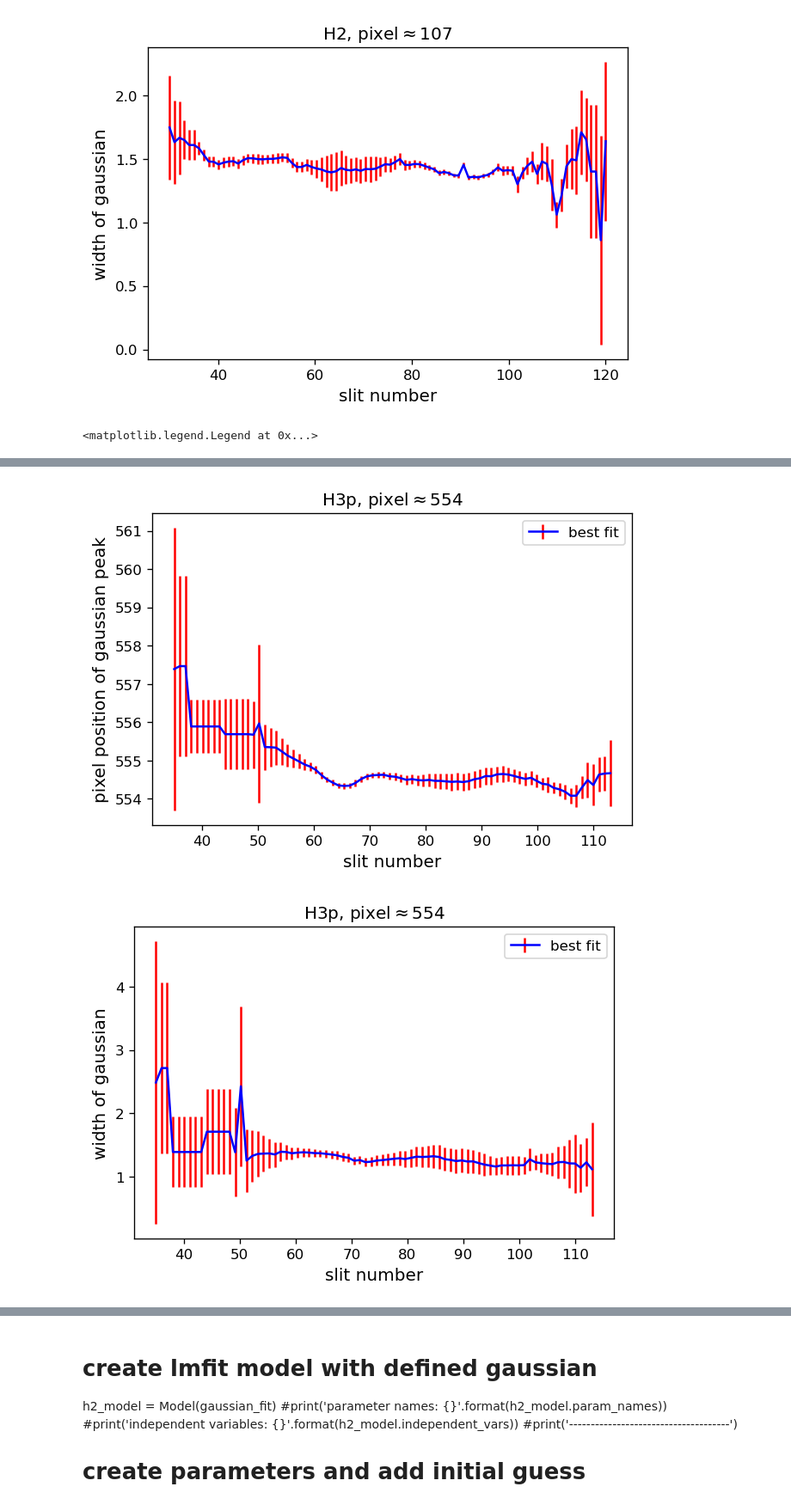
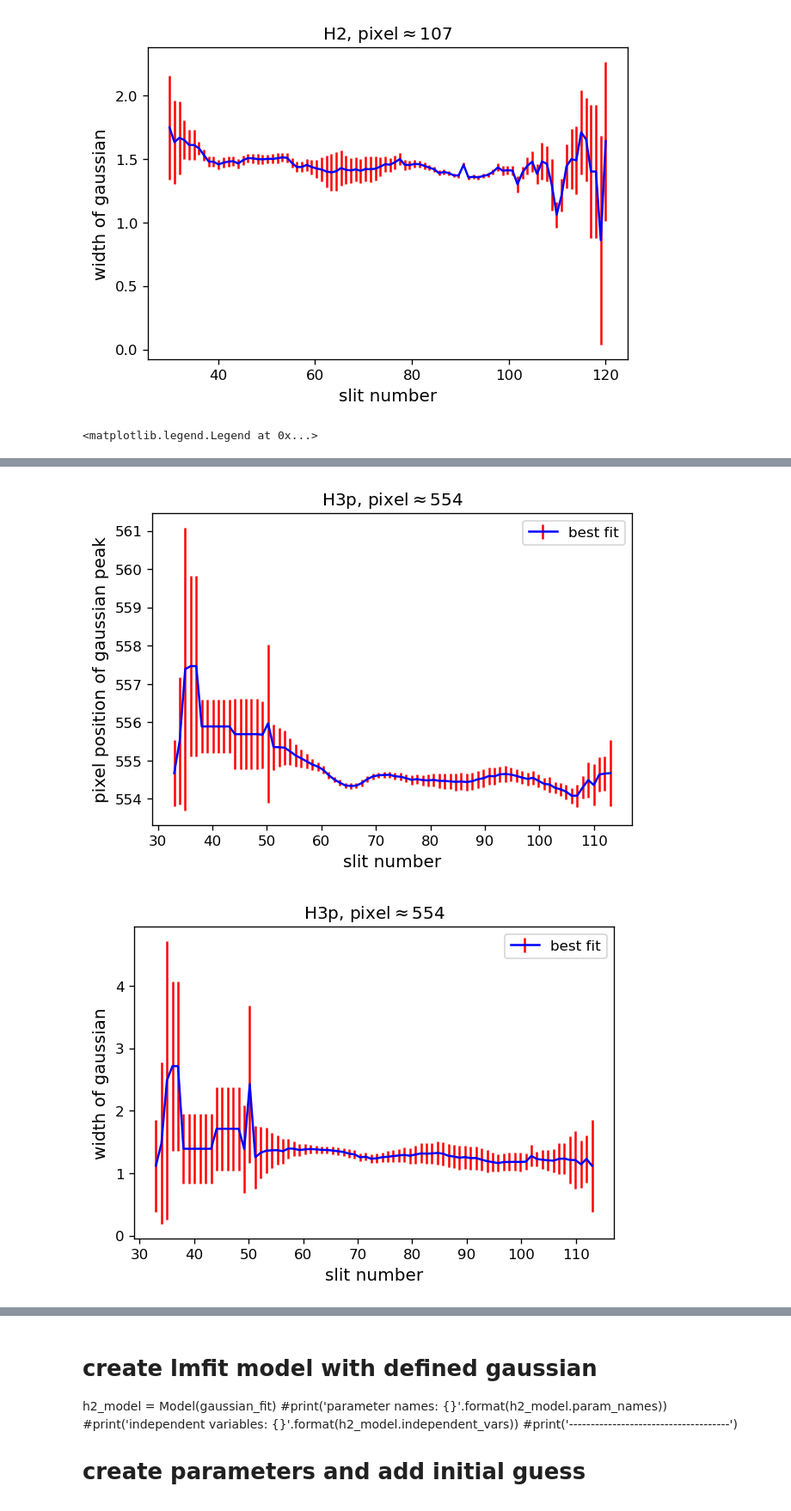
Before and after one commit to ruoyanwangdr/Dynamics-of-Jovian-Infrared-Auroral-Ionosphere-and-Thermosphere, a Jupyter notebook: h3p.ipynb, the cells around one changed output, grey strips where cells are left out. Shown at 86% size. Drawn from its saved outputs; the diff is of its cells as text; code cells hidden in the pictures.

```diff
--- a/h3p.ipynb
+++ b/h3p.ipynb
@@ -19,18 +19,23 @@ filesize = len([name for name in os.listdir(filepath) if os.path.isfile(os.path.
 # load fits data from order 36
 nirspec7_data = []
 for i in range(filesize):
-    n = i + 22 # fits index starts from 22
-    if n < 100:
+    start = 22 # fits index start, min >= 1, max <= n
+    end = 112 # fits index end, min >= n, max <= 999
+    n = i + start # fits index starts from 22
+
+    if n>= start and n < 10:
+        hdu_data = fits.getdata(filepath + 'order36/' + 'jun02s000' + '{}_order36.fits'.format(n), ext=0)
+        nirspec7_data.append(hdu_data)
+    elif n>= 10 and n < 100:
         hdu_data = fits.getdata(filepath + 'order36/' + 'jun02s00' + '{}_order36.fits'.format(n), ext=0)
         nirspec7_data.append(hdu_data)
-        #nirspec7_header.append(hdu_data[1])
-    elif n >= 100 and n < 112: # fits index ends at 111
+    elif n >= 100 and n < end: # fits index ends at 111
         hdu_data = fits.getdata(filepath + 'order36/' + 'jun02s0' + '{}_order36.fits'.format(n), ext=0)
         nirspec7_data.append(hdu_data)
-        #nirspec7_header.append(hdu_data[1])
-    elif n >= 112:
+    elif n >= end:
         break
 nirspec7_data_array = np.array(nirspec7_data)
+
 
 """
 # load fits header from raw
@@ -82,17 +87,18 @@ sky91 = nirspec7_data_array[91-22] # jun02s0091_order36.fits
 sky103 = nirspec7_data_array[103-22] # jun02s0103_order36.fits
 
 # convert observation time (UTC) to seconds
-def fits_header_utc_to_second(n):
+def fits_header_utc_to_second(fn):
+    # fn = frame_number
     start = 1 # fits index start, min >= 1, max <= n
     end = 112 # fits index end, min >= n, max <= 999
 
-    if n >= start and n < 10:
-        hdu_header = fits.open(filepath + 'jun02s000' + '{}.fits'.format(n), ignore_missing_end=True)[0].header
-    elif n >= 10 and n < 100:
-        hdu_header = fits.open(filepath + 'jun02s00' + '{}.fits'.format(n), ignore_missing_end=True)[0].header
-    elif n >= 100 and n < end:
-        hdu_header = fits.open(filepath + 'jun02s0' + '{}.fits'.format(n), ignore_missing_end=True)[0].header
-    elif n >= end:
+    if fn >= start and fn < 10:
+        hdu_header = fits.open(filepath + 'jun02s000' + '{}.fits'.format(fn), ignore_missing_end=True)[0].header
+    elif fn >= 10 and fn < 100:
+        hdu_header = fits.open(filepath + 'jun02s00' + '{}.fits'.format(fn), ignore_missing_end=True)[0].header
+    elif fn >= 100 and fn < end:
+        hdu_header = fits.open(filepath + 'jun02s0' + '{}.fits'.format(fn), ignore_missing_end=True)[0].header
+    elif fn >= end:
         pass
 
     h = float(hdu_header['UTC'].split(':')[0])
@@ -120,8 +126,8 @@ pixel = np.linspace(0, np.size(sky_subtracted, 1), np.size(sky_subtracted, 1))
 plt.figure(figsize=(12,6), dpi=120)
 plt.imshow(sky_subtracted, cmap='gist_gray')
 #plt.gca().invert_yaxis()
-#plt.xlim(100,120)
-#plt.ylim(40,0)
+#plt.xlim(850,900)
+#plt.ylim(60,30)
 plt.colorbar(orientation='horizontal', pad=0.05)
 
 # load waverange
@@ -248,7 +264,7 @@ h3p_a2_error = []
 
 # loop over all slits containing observed emission
 # and obtain fitting parameters of each slit
-lower = 35
+lower = 33
 upper = 113
 for i in range(lower, upper):
     try:
@@ -299,2 +315,2 @@ plt.legend()
-[figure, old version]
+[figure, new version]
-[figure, old version]
+[figure, new version]
```
Also changed, not shown: parts of 6 cells of this notebook.
